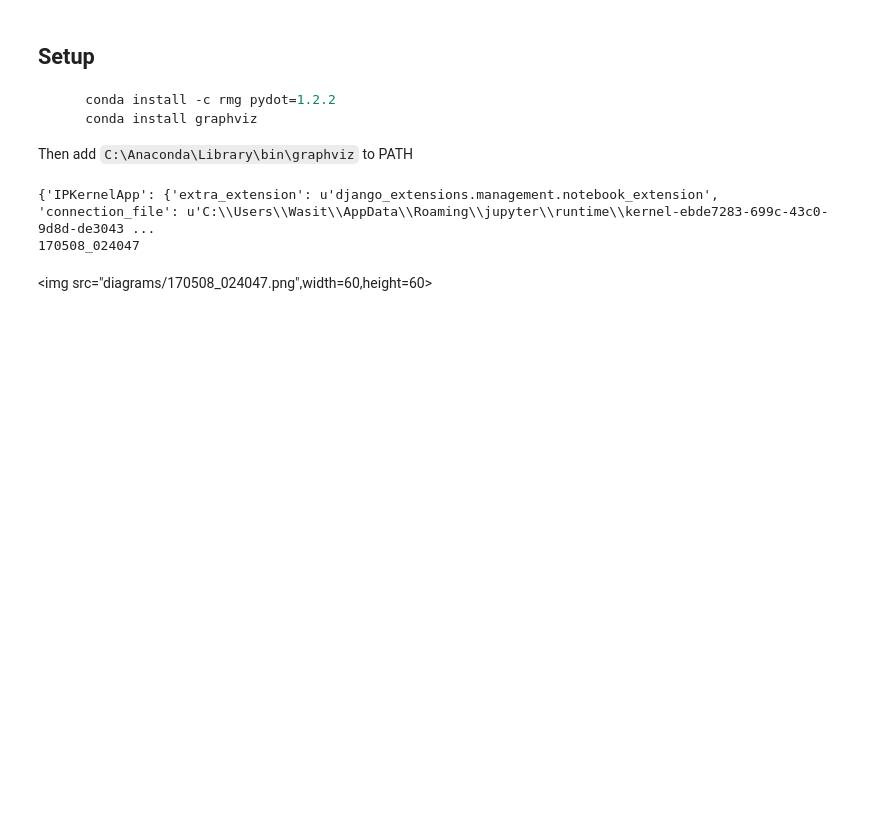
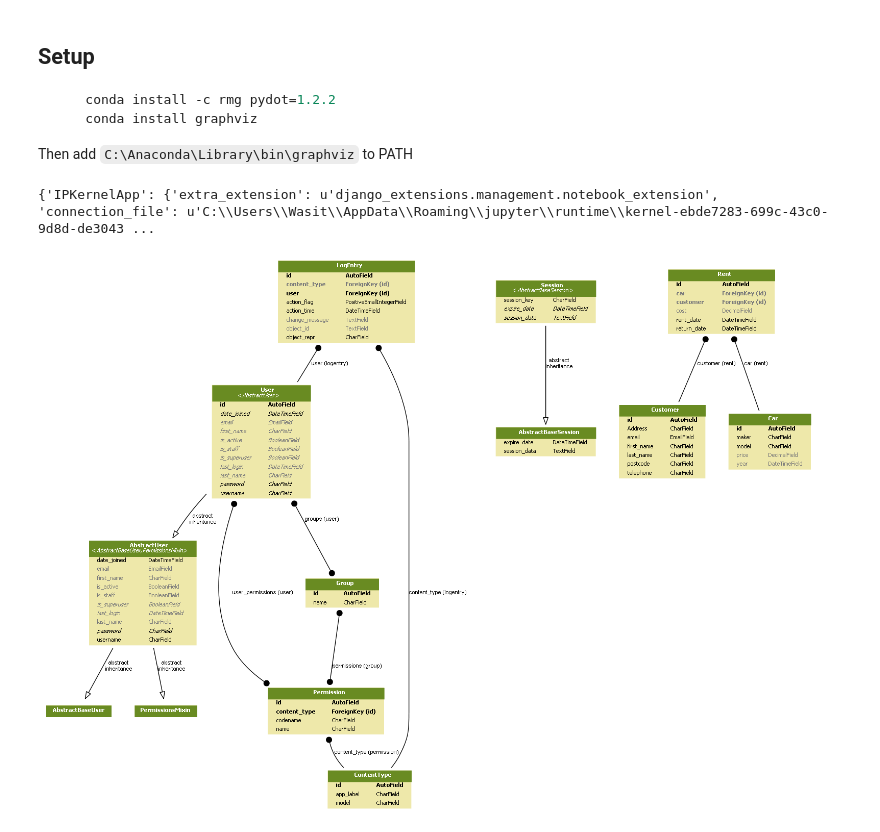
Before and after one commit to wasit7/cs459_django, a Jupyter notebook: week03/myproject/00_class_diagram.ipynb, the cells around one changed output. Saved outputs shown, nothing was run; the diff lists cells and outputs as text; code cells hidden in the pictures; blank space fills up the shorter version.

````diff
--- a/week03/myproject/00_class_diagram.ipynb
+++ b/week03/myproject/00_class_diagram.ipynb
@@ -7,31 +7,25 @@
 ```
 Then add ```C:\Anaconda\Library\bin\graphviz``` to PATH
 # %%
-from IPython.display import display, Markdown, Latex
-import pydot, time, subprocess, sys, os
+from IPython.core.display import Image, display
+import pydot, subprocess, sys, os
 
 ROOT_PATH=os.path.abspath(".")
 manage = os.path.join(ROOT_PATH , "manage.py")
-diagram_dir=os.path.join(ROOT_PATH,"diagrams")
-if not os.path.exists(diagram_dir):
-    os.makedirs(diagram_dir)
+
 def in_ipynb():
     try:
         print get_ipython().config
         return True
     except NameError:
         return False
 if in_ipynb():
-    timestr = time.strftime("%y%m%d_%H%M%S")
-    print timestr
     dotstr=subprocess.check_output([sys.executable, manage, "graph_models", "-a"])
 
     (graph,) = pydot.graph_from_dot_data(dotstr)
-    graph.write_png( os.path.join(diagram_dir,(timestr + '.png')) )
+    graph.write_png( os.path.join(ROOT_PATH,('class_diagram.png')) )
 
-    md='''<img src="%s",width=60,height=60>'''%("diagrams/"+timestr + '.png')
-    display(Markdown(md))
+    display(Image('class_diagram.png'))
 # %% [output]
 {'IPKernelApp': {'extra_extension': u'django_extensions.management.notebook_extension', 'connection_file': u'C:\\Users\\Wasit\\AppData\\Roaming\\jupyter\\runtime\\kernel-ebde7283-699c-43c0-9d8d-de3043 ...
-170508_024047
-<img src="diagrams/170508_024047.png",width=60,height=60>
+[figure, added]
````
Also changed, not shown: 2 other files.
